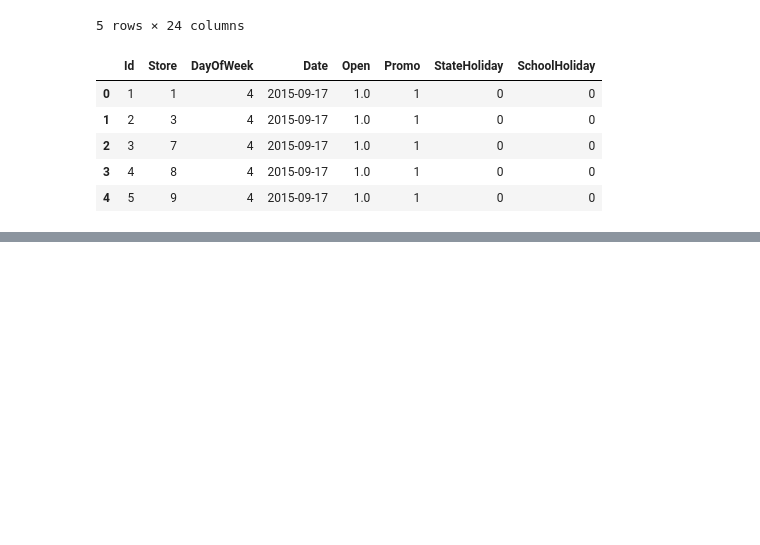
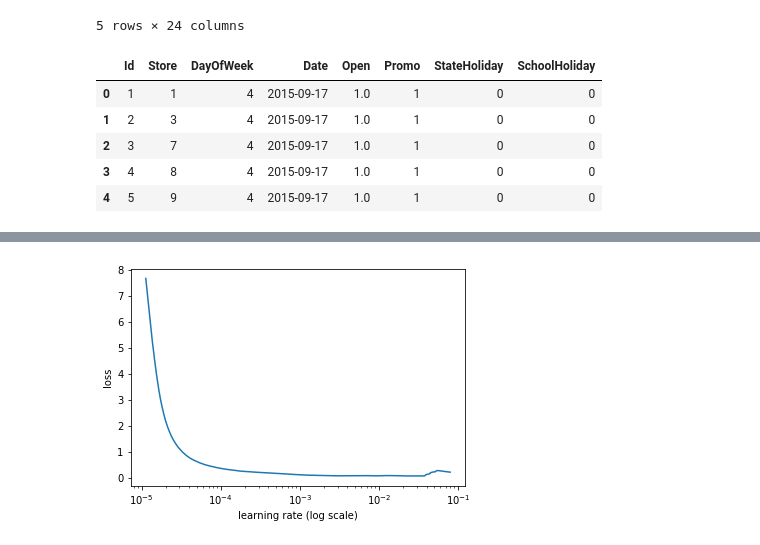
Before and after one commit to panozzaj/fastai, a Jupyter notebook: courses/dl1/Lesson 3 - AP - Structured data analysis.ipynb, the cells around one changed output, grey strips where cells are left out. Cells and saved outputs as stored; diff of their text form; code cells hidden in the pictures; blank space fills up the shorter version.

```diff
--- a/courses/dl1/Lesson 3 - AP - Structured data analysis.ipynb
+++ b/courses/dl1/Lesson 3 - AP - Structured data analysis.ipynb
@@ -69,0 +479,5 @@ AttributeError: module 'pandas.core.common' has no attribute 'is_numeric_dtype'
+# %%
+md = ColumnarModelData.from_data_frame(PATH, val_idx, df, yl.astype(np.float32), cat_flds=categorical_vars, bs=128, test_df=df_test)
+# %%
+cat_sz = [(c, len(joined_sample[c].cat.categories) + 1) for c in categorical_vars]
+cat_sz
@@ -69,0 +502,4 @@ AttributeError: module 'pandas.core.common' has no attribute 'is_numeric_dtype'
+# %%
+# Embedding sizes
+embedding_szs = [(size, min(50, (size + 1) // 2)) for _, size in cat_sz]
+embedding_szs
@@ -69,0 +524,3 @@ AttributeError: module 'pandas.core.common' has no attribute 'is_numeric_dtype'
+# %%
+m = md.get_learner(embedding_szs, len(df.columns) - len(categorical_vars),
+                   0.04, 1, [1000, 500], [0.001, 0.01], y_range=y_range)
@@ -69,0 +531,4 @@ AttributeError: module 'pandas.core.common' has no attribute 'is_numeric_dtype'
+# %%
+m.sched.plot()
+# %% [output]
+[figure, added]
```
Also changed, not shown: parts of 76 cells of this notebook, 5 other files.
